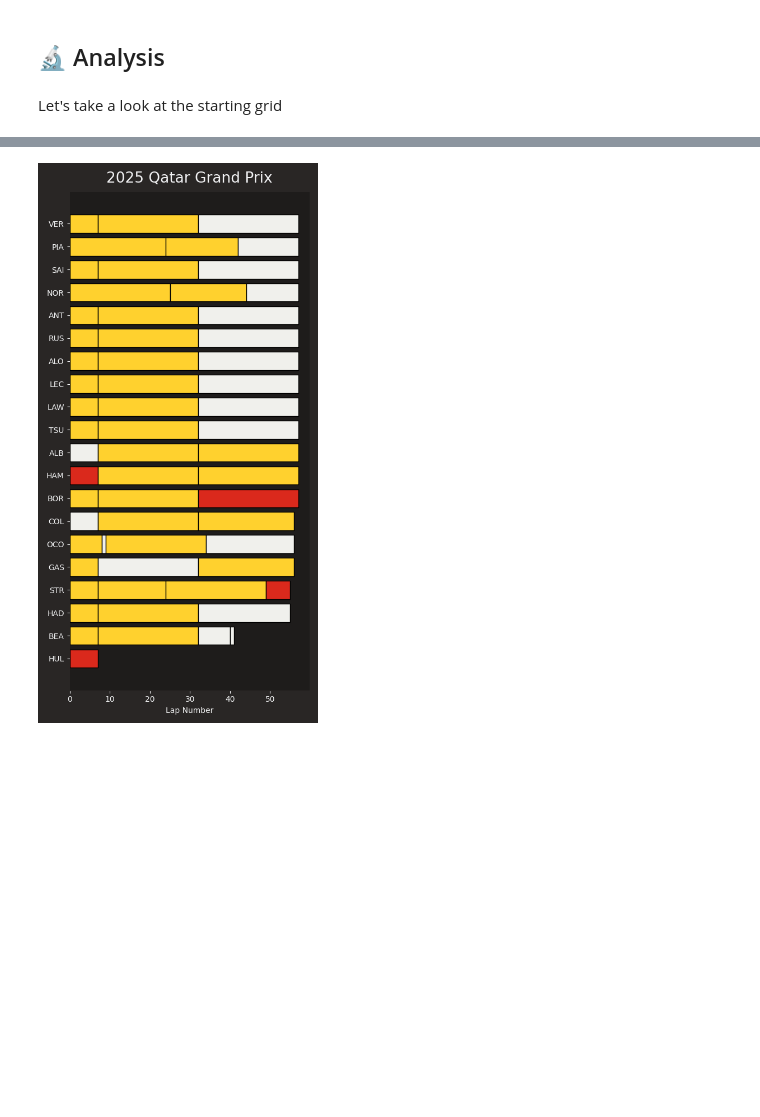
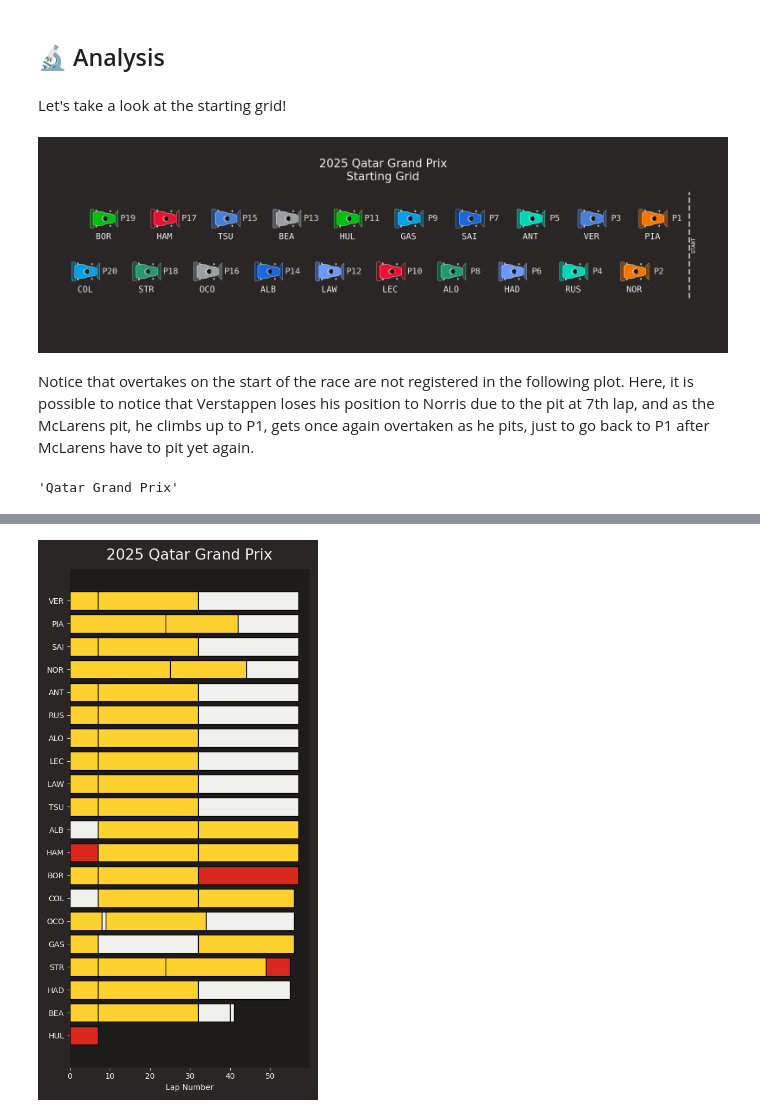
Before and after one commit to vitorvelozo/cesar-beat-f1-workshop, a Jupyter notebook: src/race_analysis.ipynb, the cells around one changed output, grey strips where cells are left out. Saved outputs shown, nothing was run; the diff lists cells and outputs as text; code cells hidden in the pictures; blank space fills up the shorter version.

```diff
--- a/src/race_analysis.ipynb
+++ b/src/race_analysis.ipynb
@@ -50,7 +50,17 @@ finishing_order = [race.get_driver(i)["Abbreviation"] for i in point_finishers]
 # %% [markdown]
 ## 🔬 Analysis
 # %% [markdown]
-Let's take a look at the starting grid
+Let's take a look at the starting grid!
+# %%
+plot_starting_grid(race)
+# %% [output]
+[figure, added]
+# %% [markdown]
+Notice that overtakes on the start of the race are not registered in the following plot. Here, it is possible to notice that Verstappen loses his position to Norris due to the pit at 7th lap, and as the McLarens pit, he climbs up to P1, gets once again overtaken as he pits, just to go back to P1 after McLarens have to pit yet again.
+# %%
+race.event.EventName
+# %% [output]
+'Qatar Grand Prix'
 # %%
 plot_position_changes(race)
 # %% [output]
```
Also changed, not shown: parts of 24 cells of this notebook, 11 other files.
